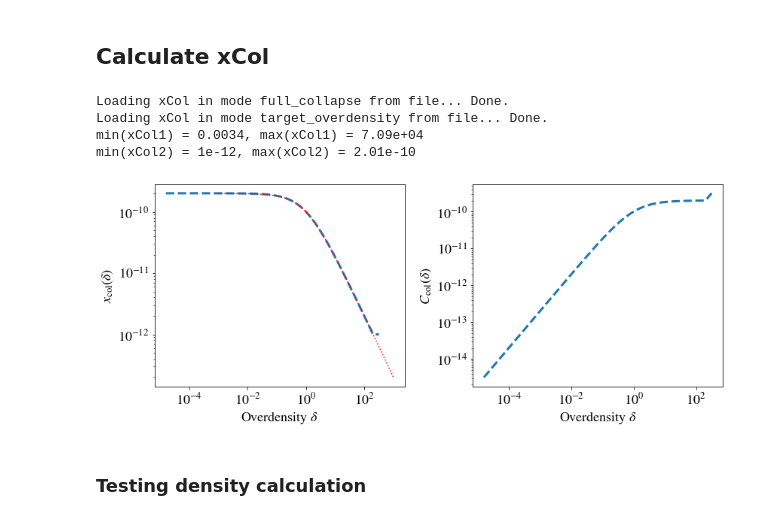
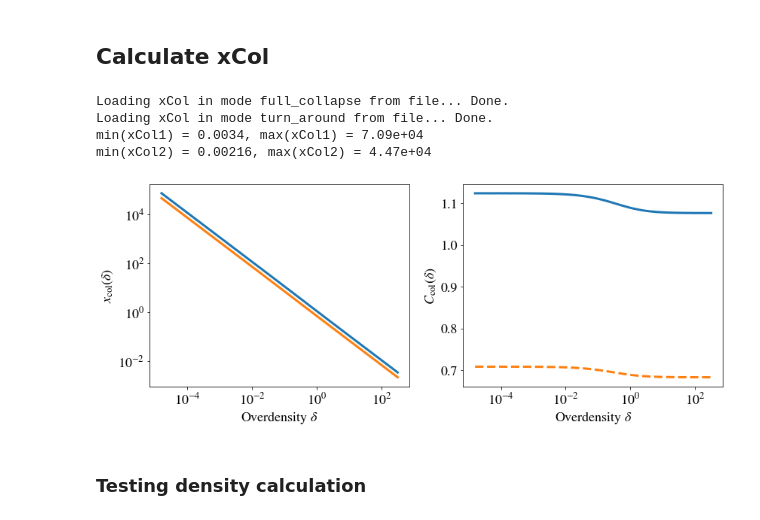
Before and after one commit to David-Ellis/m3p_merger, a Jupyter notebook: DensityThreshold.ipynb, the cells around one changed output. Drawn from its saved outputs; the diff is of its cells as text; code cells hidden in the pictures.

Commit message:
Added turn_around mode to collapse calculation

```diff
--- a/DensityThreshold.ipynb
+++ b/DensityThreshold.ipynb
@@ -90,6 +90,9 @@ def calc_xCol(phis, xrange, force_recalc = False, mode = "full_collapse", target
         for i in range(len(R)):
             if mode == "full_collapse":
                 xCol[i] = max(xrange[R[i]>0])
+            elif mode == "turn_around":
+                xCol = xTa
+                print(np.mean(xCol), max)
             elif mode == "target_overdensity":
                 assert target_overdensity != None, "No target overdensity assigned!"
                 dens = calc_phi(phis[i], xrange, R[i])
@@ -109,44 +112,43 @@ def calc_xCol(phis, xrange, force_recalc = False, mode = "full_collapse", target
 # %%
 phis = np.logspace(-4.8, 2.5, int(1e2))
 xrange = np.logspace(-12, 5, int(5e6))
 
-_, xCol1 = calc_xCol(phis, xrange, mode = "full_collapse")
+_, xCol = calc_xCol(phis, xrange, mode = "full_collapse")
 
-_, xCol2 = calc_xCol(phis, xrange, mode = "target_overdensity", target_overdensity=200)#, force_recalc=True)
+_, xCol2 = calc_xCol(phis, xrange, mode = "turn_around")
 
 fig = plt.figure(figsize = (12,5))
 ax1 = fig.add_subplot(121)
 ax2 = fig.add_subplot(122)
 
-#ax1.loglog(phis, xCol1, lw = 3)
-ax1.loglog(phis, xCol2,"--" ,lw = 3)
-dtest = np.logspace(-3,3,100)
-xtest = 1e-8/(1+dtest)*10**(-1.7)
-ax1.loglog(dtest, xtest, "r:")
+ax1.loglog(phis, xCol, lw = 3)
+ax1.loglog(phis, xCol2, lw = 3)
 
-#ax2.loglog(phis, xCol1*phis, lw = 3)
-ax2.loglog(phis, xCol2*phis,"--" ,lw = 3)
+#dtest = np.logspace(-3,3,100)
+#xtest = 1e-8/(1+dtest)*10**(-1.7)
+#ax1.loglog(dtest, xtest, "r:")
 
-
+ax2.semilogx(phis, xCol*phis, lw = 3)
+ax2.semilogx(phis, xCol2*phis,"--" ,lw = 3)
 
 ax1.set_ylabel("$x_{\mathrm{col}}(\delta)$")
 ax1.set_xlabel("Overdensity $\delta$")
 
 ax2.set_ylabel("$C_{\mathrm{col}}(\delta)$")
 ax2.set_xlabel("Overdensity $\delta$")
 
 plt.tight_layout()
 
 fig.savefig("CollapseConstant.pdf")
 
-print("min(xCol1) = {:.3}, max(xCol1) = {:.3}".format(min(xCol1), max(xCol1)))
+print("min(xCol1) = {:.3}, max(xCol1) = {:.3}".format(min(xCol), max(xCol)))
 print("min(xCol2) = {:.3}, max(xCol2) = {:.3}".format(min(xCol2), max(xCol2)))
 # %% [output]
 Loading xCol in mode full_collapse from file... Done.
-Loading xCol in mode target_overdensity from file... Done.
+Loading xCol in mode turn_around from file... Done.
 min(xCol1) = 0.0034, max(xCol1) = 7.09e+04
-min(xCol2) = 1e-12, max(xCol2) = 2.01e-10
+min(xCol2) = 0.00216, max(xCol2) = 4.47e+04
-[figure, old version]
+[figure, new version]
 # %% [markdown]
 ### Testing density calculation
 # %%
```
Also changed, not shown: parts of 2 cells of this notebook.
